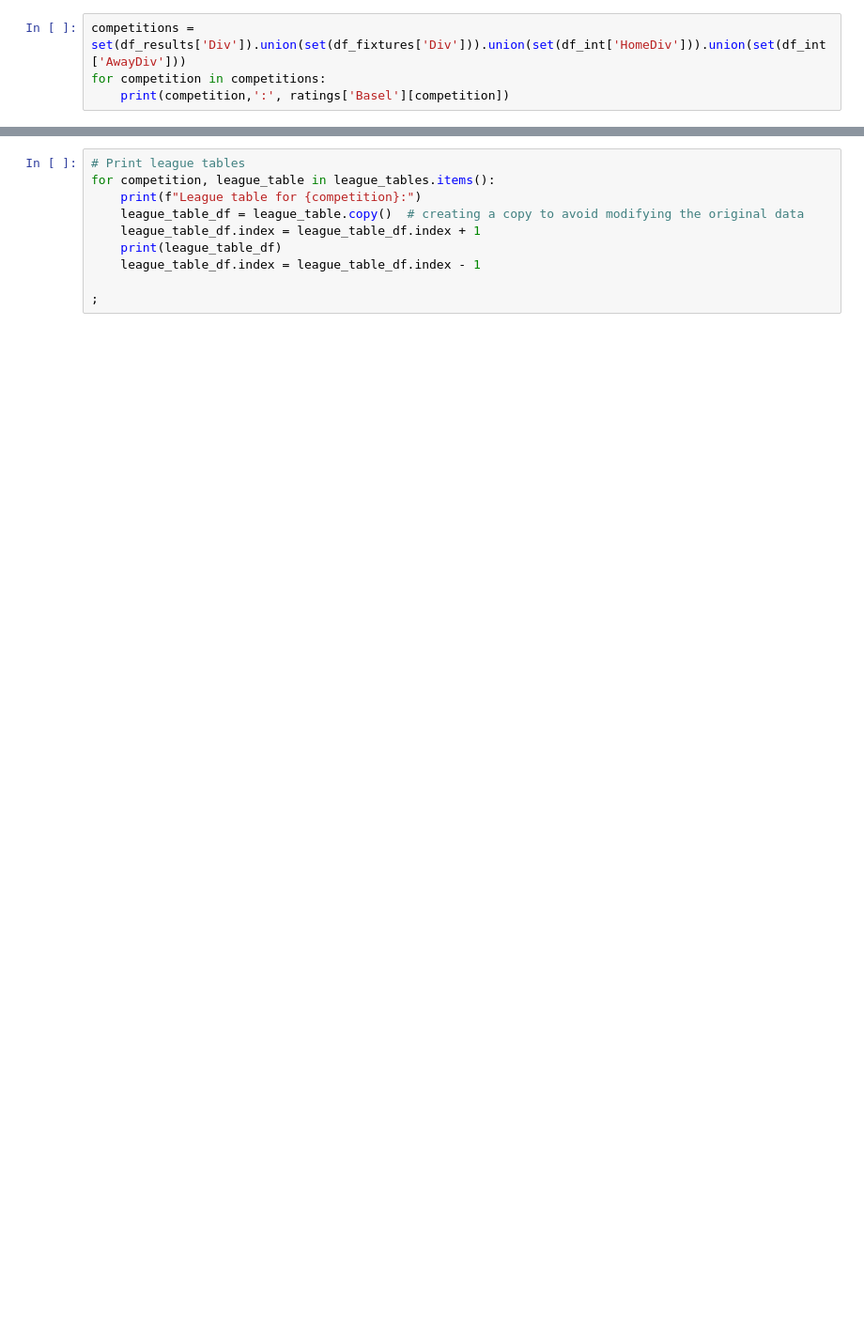
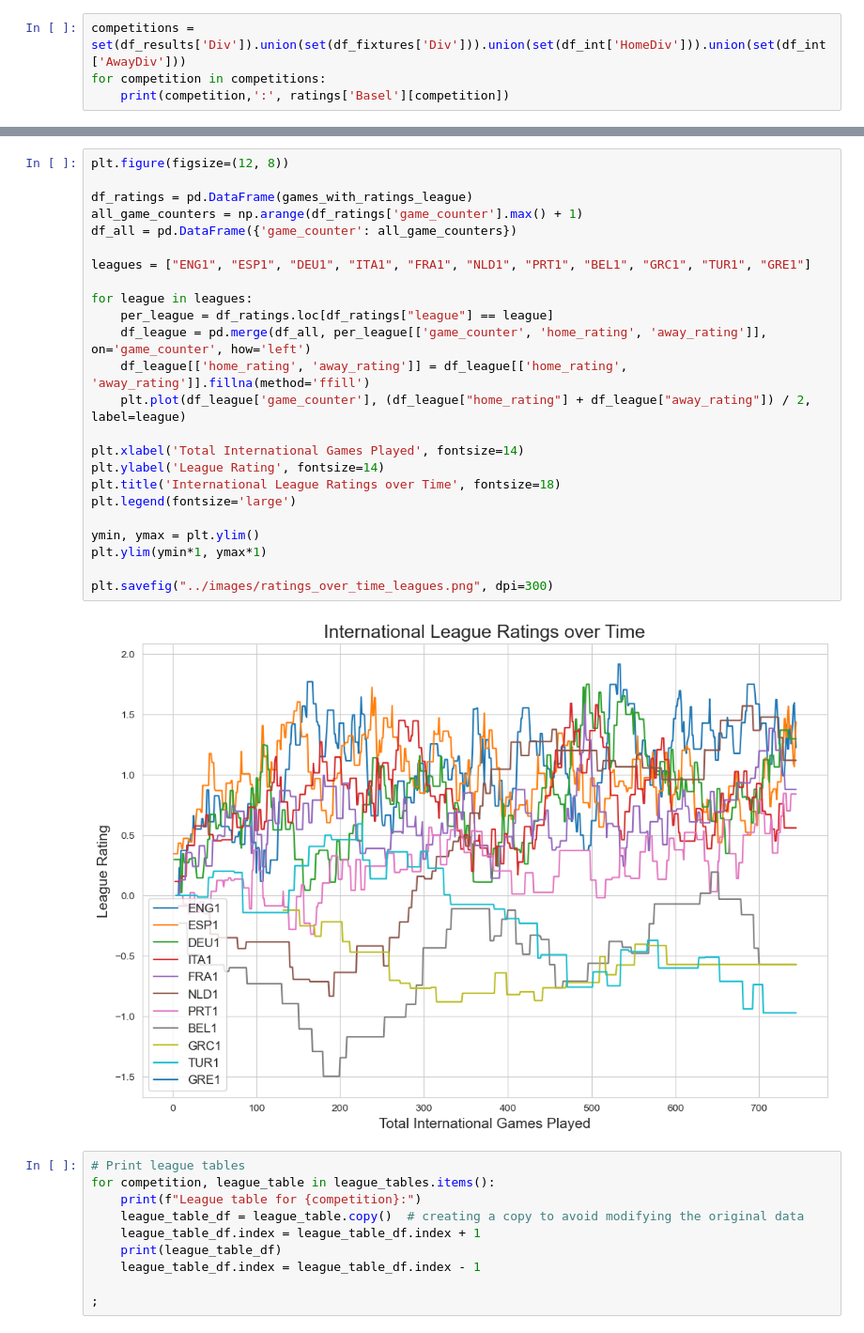
Before and after one commit to hyrogan/Soccer-Prediction, a Jupyter notebook: BT-v2.5.1.ipynb, the cells around one changed output, grey strips where cells are left out. Shown at 94% size. Saved outputs shown, nothing was run; the diff lists cells and outputs as text; blank space fills up the shorter version.

```diff
--- a/BT-v2.5.1.ipynb
+++ b/BT-v2.5.1.ipynb
@@ -1050,3 +1136,29 @@ plt.savefig("../images/ratings_over_time232.png", dpi=300)
+# %%
+plt.figure(figsize=(12, 8))
+
+df_ratings = pd.DataFrame(games_with_ratings_league)
+all_game_counters = np.arange(df_ratings['game_counter'].max() + 1)
+df_all = pd.DataFrame({'game_counter': all_game_counters})
+
+leagues = ["ENG1", "ESP1", "DEU1", "ITA1", "FRA1", "NLD1", "PRT1", "BEL1", "GRC1", "TUR1", "GRE1"]
+
+for league in leagues:
+    per_league = df_ratings.loc[df_ratings["league"] == league]
+    df_league = pd.merge(df_all, per_league[['game_counter', 'home_rating', 'away_rating']], on='game_counter', how='left')
+    df_league[['home_rating', 'away_rating']] = df_league[['home_rating', 'away_rating']].fillna(method='ffill')
+    plt.plot(df_league['game_counter'], (df_league["home_rating"] + df_league["away_rating"]) / 2, label=league)
+
+plt.xlabel('Total International Games Played', fontsize=14)
+plt.ylabel('League Rating', fontsize=14)
+plt.title('International League Ratings over Time', fontsize=18)
+plt.legend(fontsize='large')
+
+ymin, ymax = plt.ylim()
+plt.ylim(ymin*1, ymax*1)
+
+plt.savefig("../images/ratings_over_time_leagues.png", dpi=300)
+# %% [output]
+[figure, added]
 # %%
 # Print league tables
 for competition, league_table in league_tables.items():
```
Also changed, not shown: parts of 24 cells of this notebook.
